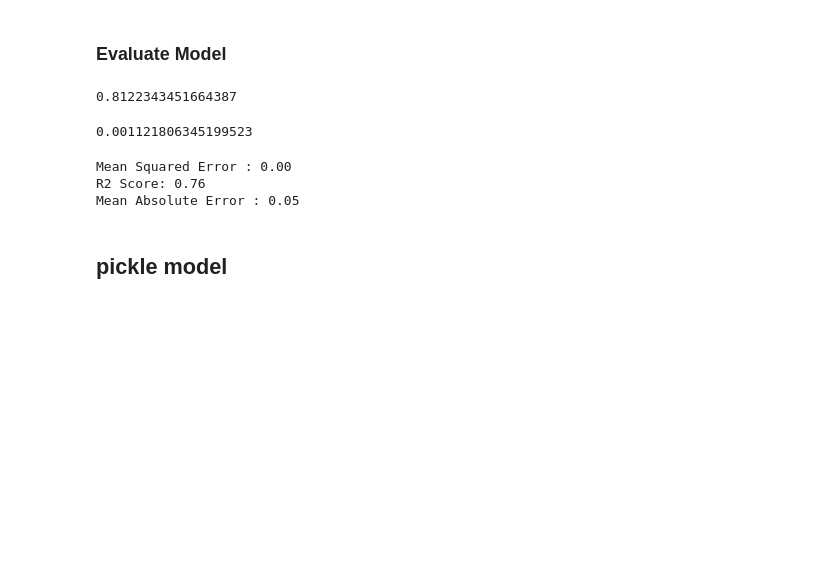
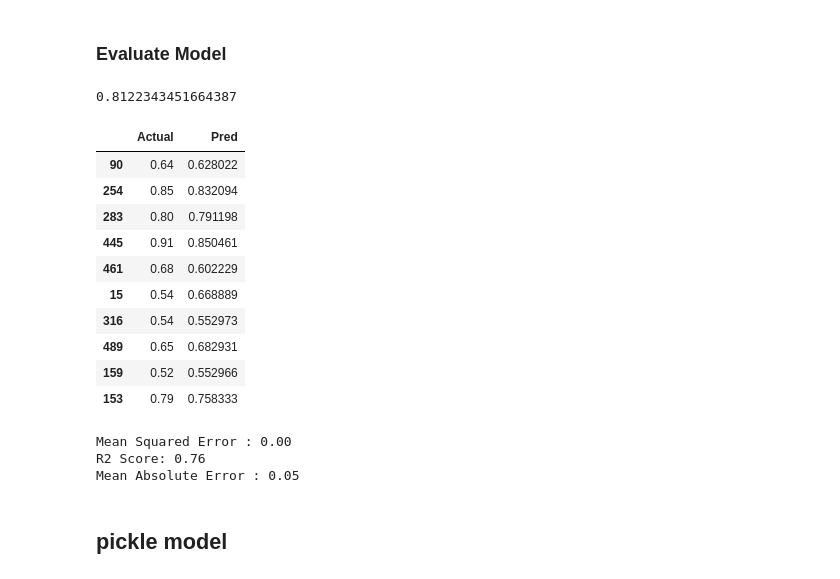
Before and after one commit to srikanthpragada/DS_11_NOV_2019, a Jupyter notebook: admission/admission.ipynb, the cells around one changed output. Drawn from its saved outputs; the diff is of its cells as text; code cells hidden in the pictures; blank space fills up the shorter version.

```diff
--- a/admission/admission.ipynb
+++ b/admission/admission.ipynb
@@ -212,10 +212,20 @@ lr_model.score(X_train,y_train)
 y_pred =lr_model.predict(X_test)
 # %%
 res = pd.DataFrame({'Actual' : y_test, 'Pred' : y_pred})
-# %%
-(res['Actual'] - res['Pred']).sum() / len(res)
-# %% [output]
-0.001121806345199523
+# %%
+res.head(10)
+# %% [output]
+|  | Actual | Pred |
+| 90 | 0.64 | 0.628022 |
+| 254 | 0.85 | 0.832094 |
+| 283 | 0.80 | 0.791198 |
+| 445 | 0.91 | 0.850461 |
+| 461 | 0.68 | 0.602229 |
+| 15 | 0.54 | 0.668889 |
+| 316 | 0.54 | 0.552973 |
+| 489 | 0.65 | 0.682931 |
+| 159 | 0.52 | 0.552966 |
+| 153 | 0.79 | 0.758333 |
 # %%
 ## get MSE, R2 and MAE
 from sklearn.metrics import mean_squared_error, r2_score, mean_absolute_error
```
Also changed, not shown: parts of 11 cells of this notebook.
